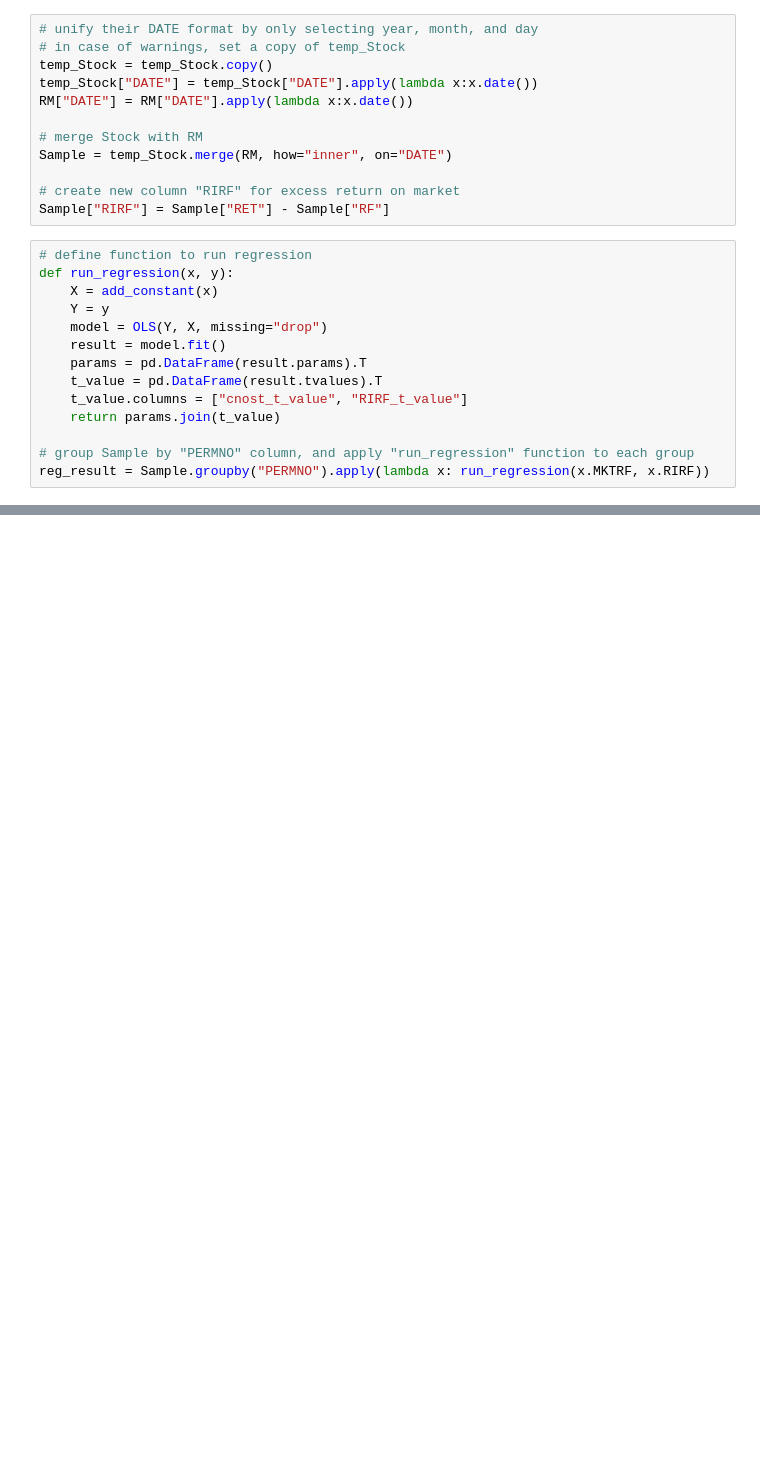
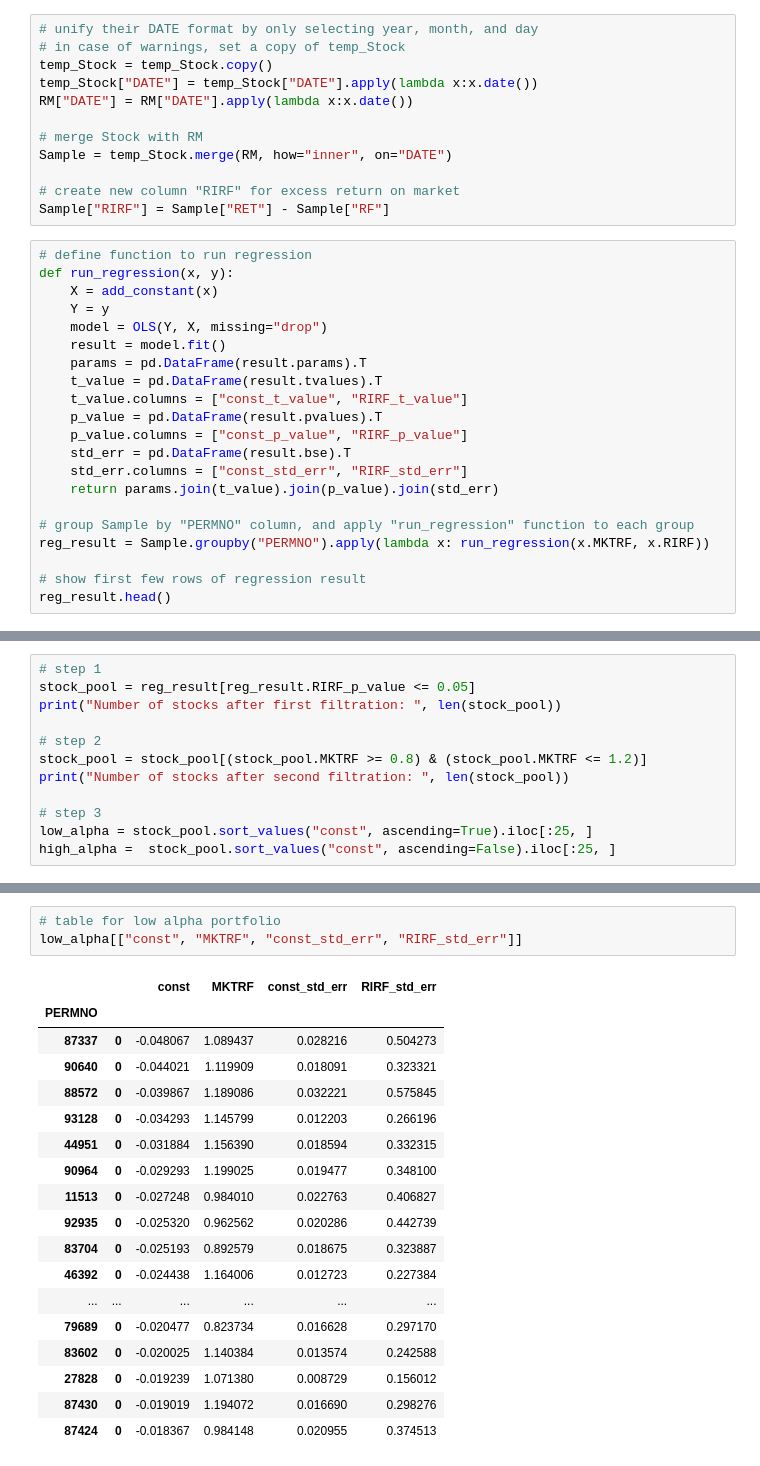
Before and after one commit to Andy-Liu66/2018NCCU-Econometrics, a Jupyter notebook: Homework 1/Homework 1.ipynb, the cells around one changed output, grey strips where cells are left out. Saved outputs shown, nothing was run; the diff lists cells and outputs as text; blank space fills up the shorter version.

```diff
--- a/Homework 1/Homework 1.ipynb
+++ b/Homework 1/Homework 1.ipynb
@@ -171,8 +171,15 @@ def run_regression(x, y):
     result = model.fit()
     params = pd.DataFrame(result.params).T
     t_value = pd.DataFrame(result.tvalues).T
-    t_value.columns = ["cnost_t_value", "RIRF_t_value"]
-    return params.join(t_value)
+    t_value.columns = ["const_t_value", "RIRF_t_value"]
+    p_value = pd.DataFrame(result.pvalues).T
+    p_value.columns = ["const_p_value", "RIRF_p_value"]
+    std_err = pd.DataFrame(result.bse).T
+    std_err.columns = ["const_std_err", "RIRF_std_err"]
+    return params.join(t_value).join(p_value).join(std_err)
 
 # group Sample by "PERMNO" column, and apply "run_regression" function to each group
 reg_result = Sample.groupby("PERMNO").apply(lambda x: run_regression(x.MKTRF, x.RIRF))
+
+# show first few rows of regression result
+reg_result.head()
@@ -178,0 +199,12 @@ reg_result = Sample.groupby("PERMNO").apply(lambda x: run_regression(x.MKTRF, x.
+# %%
+# step 1
+stock_pool = reg_result[reg_result.RIRF_p_value <= 0.05]
+print("Number of stocks after first filtration: ", len(stock_pool))
+
+# step 2
+stock_pool = stock_pool[(stock_pool.MKTRF >= 0.8) & (stock_pool.MKTRF <= 1.2)]
+print("Number of stocks after second filtration: ", len(stock_pool))
+
+# step 3
+low_alpha = stock_pool.sort_values("const", ascending=True).iloc[:25, ]
+high_alpha =  stock_pool.sort_values("const", ascending=False).iloc[:25, ]
@@ -178,0 +218,22 @@ reg_result = Sample.groupby("PERMNO").apply(lambda x: run_regression(x.MKTRF, x.
+# %%
+# table for low alpha portfolio
+low_alpha[["const", "MKTRF", "const_std_err", "RIRF_std_err"]]
+# %% [output]
+|  |  | const | MKTRF | const_std_err | RIRF_std_err |
+| PERMNO |  |  |  |  |  |
+| 87337 | 0 | -0.048067 | 1.089437 | 0.028216 | 0.504273 |
+| 90640 | 0 | -0.044021 | 1.119909 | 0.018091 | 0.323321 |
+| 88572 | 0 | -0.039867 | 1.189086 | 0.032221 | 0.575845 |
+| 93128 | 0 | -0.034293 | 1.145799 | 0.012203 | 0.266196 |
+| 44951 | 0 | -0.031884 | 1.156390 | 0.018594 | 0.332315 |
+| 90964 | 0 | -0.029293 | 1.199025 | 0.019477 | 0.348100 |
+| 11513 | 0 | -0.027248 | 0.984010 | 0.022763 | 0.406827 |
+| 92935 | 0 | -0.025320 | 0.962562 | 0.020286 | 0.442739 |
+| 83704 | 0 | -0.025193 | 0.892579 | 0.018675 | 0.323887 |
+| 46392 | 0 | -0.024438 | 1.164006 | 0.012723 | 0.227384 |
+| ... | ... | ... | ... | ... | ... |
+| 79689 | 0 | -0.020477 | 0.823734 | 0.016628 | 0.297170 |
+| 83602 | 0 | -0.020025 | 1.140384 | 0.013574 | 0.242588 |
+| 27828 | 0 | -0.019239 | 1.071380 | 0.008729 | 0.156012 |
+| 87430 | 0 | -0.019019 | 1.194072 | 0.016690 | 0.298276 |
+| 87424 | 0 | -0.018367 | 0.984148 | 0.020955 | 0.374513 |
```
Also changed, not shown: parts of 21 cells of this notebook.
